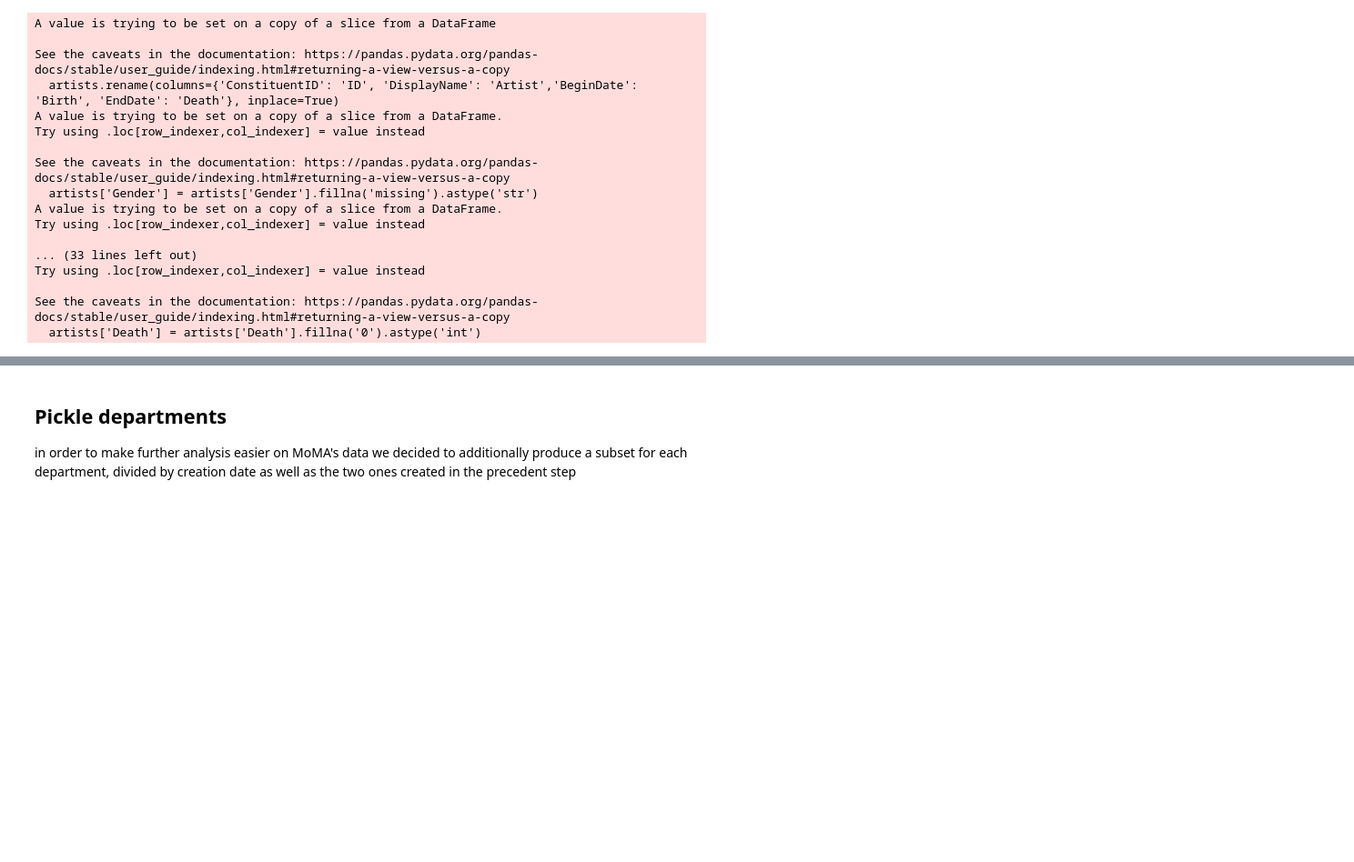
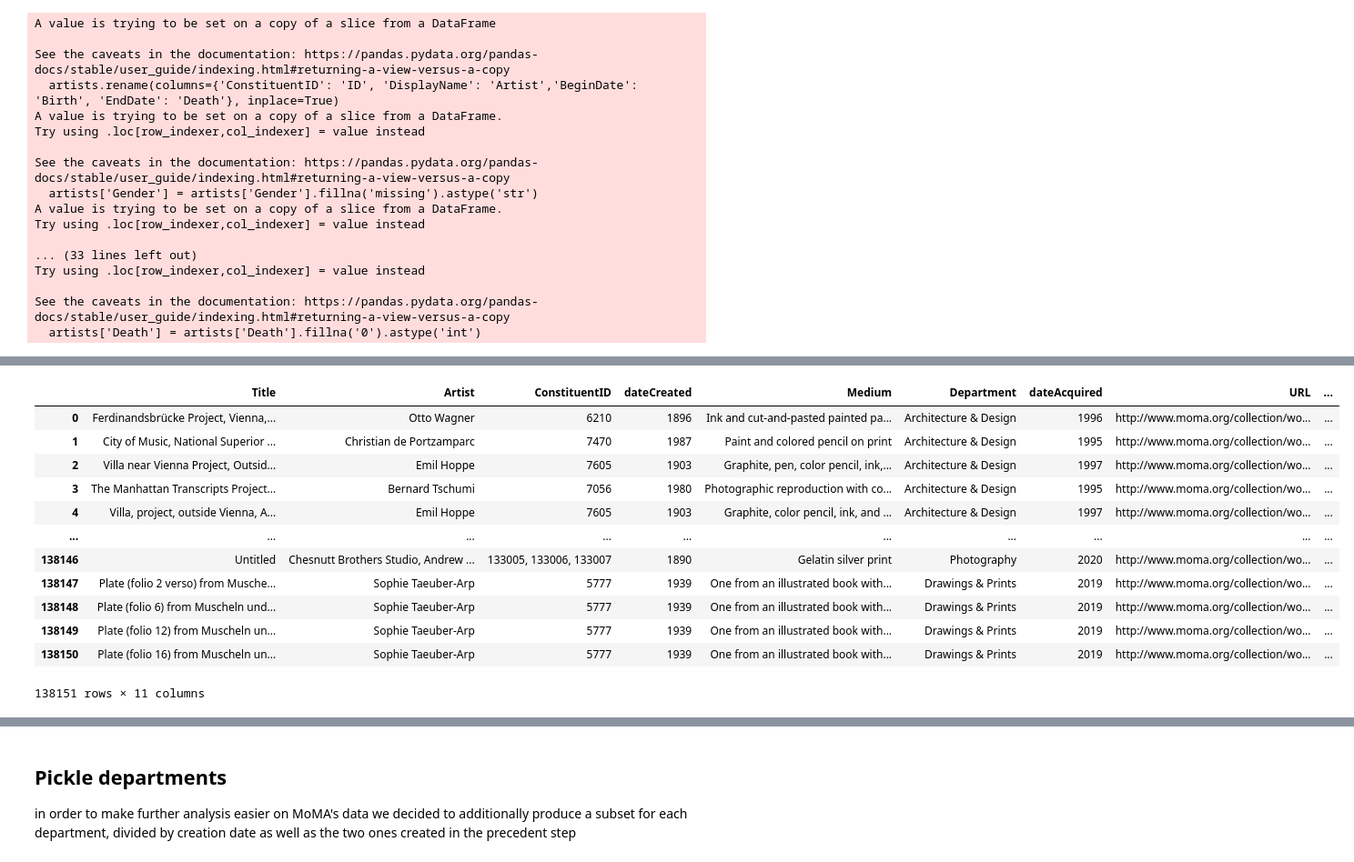
Before and after one commit to laurentfintoni/Net-Art-Rev, a Jupyter notebook: FINAL NOTEBOOKS/MOMA_DFs.ipynb, the cells around one changed output, grey strips where cells are left out. Shown at 91% size. Drawn from its saved outputs; the diff is of its cells as text; code cells hidden in the pictures; blank space fills up the shorter version.

```diff
--- a/FINAL NOTEBOOKS/MOMA_DFs.ipynb
+++ b/FINAL NOTEBOOKS/MOMA_DFs.ipynb
@@ -52,3 +31,31 @@ def get_gender_nat(df, artists):
+# %%
+def getGender(ids):
+    listIds = str(ids).split(', ')
+    listGenders = list()
+    for id in listIds:
+        gender = artists[artists['ID']== id]
+        if len(gender)>0:
+            gender = gender['Gender'].values[0]
+            listGenders.append(gender)
+        else:
+            listGenders.append('missing')
+
+
+    return ", ".join(listGenders)
+# %%
+def getNationality(ids):
+    listIds = str(ids).split(', ')
+    listNationality = list()
+    for id in listIds:
+        nationality = artists[artists['ID']== id]
+        if len(nationality)>0:
+            nationality = nationality['Nationality'].values[0]
+            listNationality.append(nationality)
+        else:
+            listNationality.append('missing')
+
+
+    return ", ".join(listNationality)
 # %%
 #select and clean artist columns
 original_artists = pd.read_csv(path+'Artists.csv')
@@ -185,0 +113,15 @@ OSError: Cannot save file into a non-existent directory: 'MoMA_data/pickle'
+# %%
+#clean original artworks df
+original_artworks = pd.read_csv(path+'Artworks.csv')
+original_artworks =  original_artworks[['Title','Artist','ConstituentID','Date','Medium','Department','DateAcquired','URL','ThumbnailURL']]
+original_artworks['Date'] = original_artworks['Date'].apply(lambda x: normalizeDate(x))
+original_artworks['DateAcquired']=original_artworks['DateAcquired'].where((original_artworks['DateAcquired'].str.len() <= 4), original_artworks['DateAcquired'].str[0:4])
+original_artworks['Gender'] = original_artworks['ConstituentID'].apply(lambda x: getGender(x))
+original_artworks['Nationality'] = original_artworks['ConstituentID'].apply(lambda x: getNationality(x))
+
+original_artworks = original_artworks.rename(columns={"Date": "dateCreated", "DateAcquired": "dateAcquired"})
+original_artworks['Title'] = original_artworks['Title'].fillna('Unknown')
+original_artworks['DateAcquired'] = original_artworks['DateAcquired'].astype('str')
+original_artworks['DateAcquired'] = original_artworks['DateAcquired'].replace('nan', str('0'))
+original_artworks['DateAcquired']=original_artworks['DateAcquired'].astype('int')
+original_artworks.dtypes
@@ -185,0 +141,16 @@ OSError: Cannot save file into a non-existent directory: 'MoMA_data/pickle'
+# %%
+original_artworks
+# %% [output]
+|  | Title | Artist | ConstituentID | dateCreated | Medium | Department | dateAcquired | URL | ... |
+| 0 | Ferdinandsbrücke Project, Vienna,... | Otto Wagner | 6210 | 1896 | Ink and cut-and-pasted painted pa... | Architecture & Design | 1996 | http://www.moma.org/collection/wo... | ... |
+| 1 | City of Music, National Superior ... | Christian de Portzamparc | 7470 | 1987 | Paint and colored pencil on print | Architecture & Design | 1995 | http://www.moma.org/collection/wo... | ... |
+| 2 | Villa near Vienna Project, Outsid... | Emil Hoppe | 7605 | 1903 | Graphite, pen, color pencil, ink,... | Architecture & Design | 1997 | http://www.moma.org/collection/wo... | ... |
+| 3 | The Manhattan Transcripts Project... | Bernard Tschumi | 7056 | 1980 | Photographic reproduction with co... | Architecture & Design | 1995 | http://www.moma.org/collection/wo... | ... |
+| 4 | Villa, project, outside Vienna, A... | Emil Hoppe | 7605 | 1903 | Graphite, color pencil, ink, and ... | Architecture & Design | 1997 | http://www.moma.org/collection/wo... | ... |
+| ... | ... | ... | ... | ... | ... | ... | ... | ... | ... |
+| 138146 | Untitled | Chesnutt Brothers Studio, Andrew ... | 133005, 133006, 133007 | 1890 | Gelatin silver print | Photography | 2020 | http://www.moma.org/collection/wo... | ... |
+| 138147 | Plate (folio 2 verso) from Musche... | Sophie Taeuber-Arp | 5777 | 1939 | One from an illustrated book with... | Drawings & Prints | 2019 | http://www.moma.org/collection/wo... | ... |
+| 138148 | Plate (folio 6) from Muscheln und... | Sophie Taeuber-Arp | 5777 | 1939 | One from an illustrated book with... | Drawings & Prints | 2019 | http://www.moma.org/collection/wo... | ... |
+| 138149 | Plate (folio 12) from Muscheln un... | Sophie Taeuber-Arp | 5777 | 1939 | One from an illustrated book with... | Drawings & Prints | 2019 | http://www.moma.org/collection/wo... | ... |
+| 138150 | Plate (folio 16) from Muscheln un... | Sophie Taeuber-Arp | 5777 | 1939 | One from an illustrated book with... | Drawings & Prints | 2019 | http://www.moma.org/collection/wo... | ... |
+138151 rows × 11 columns
```
Also changed, not shown: parts of 10 cells of this notebook, 21 other files.
